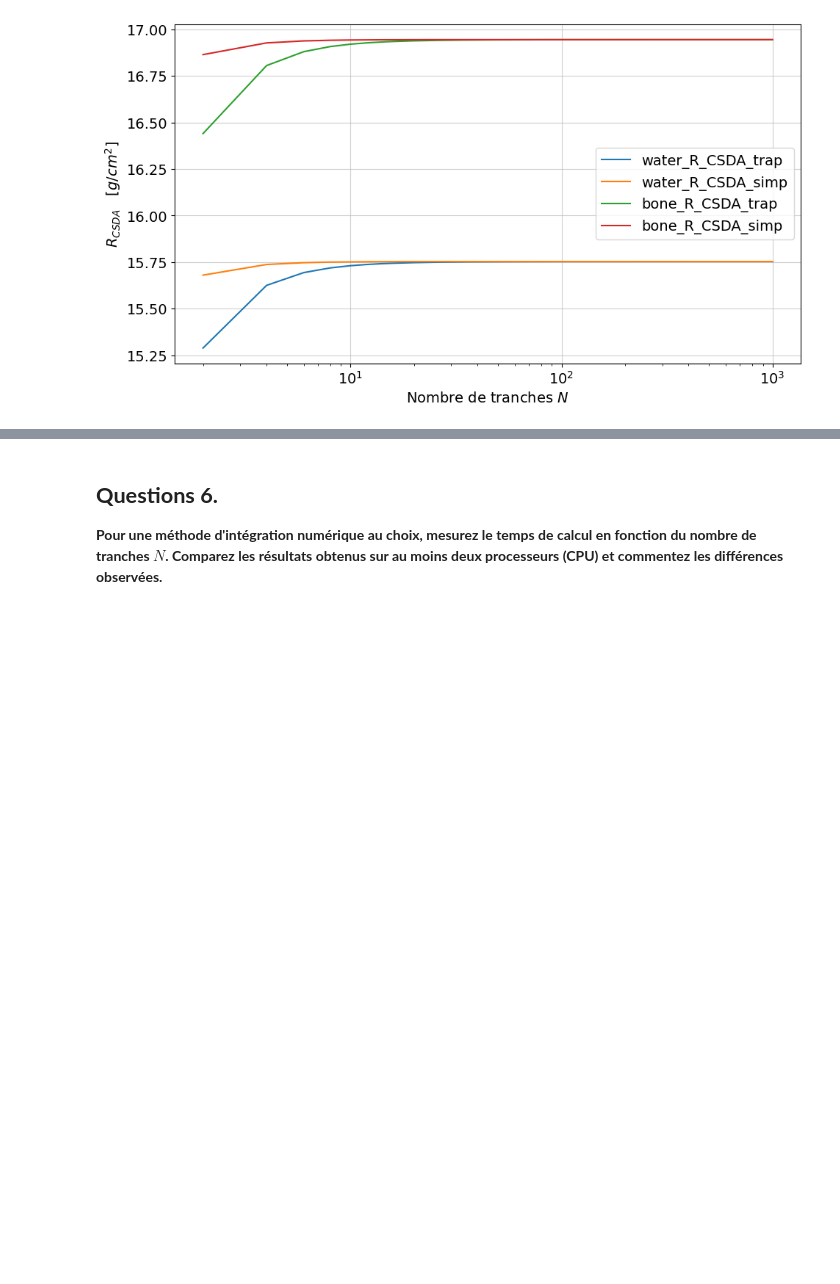
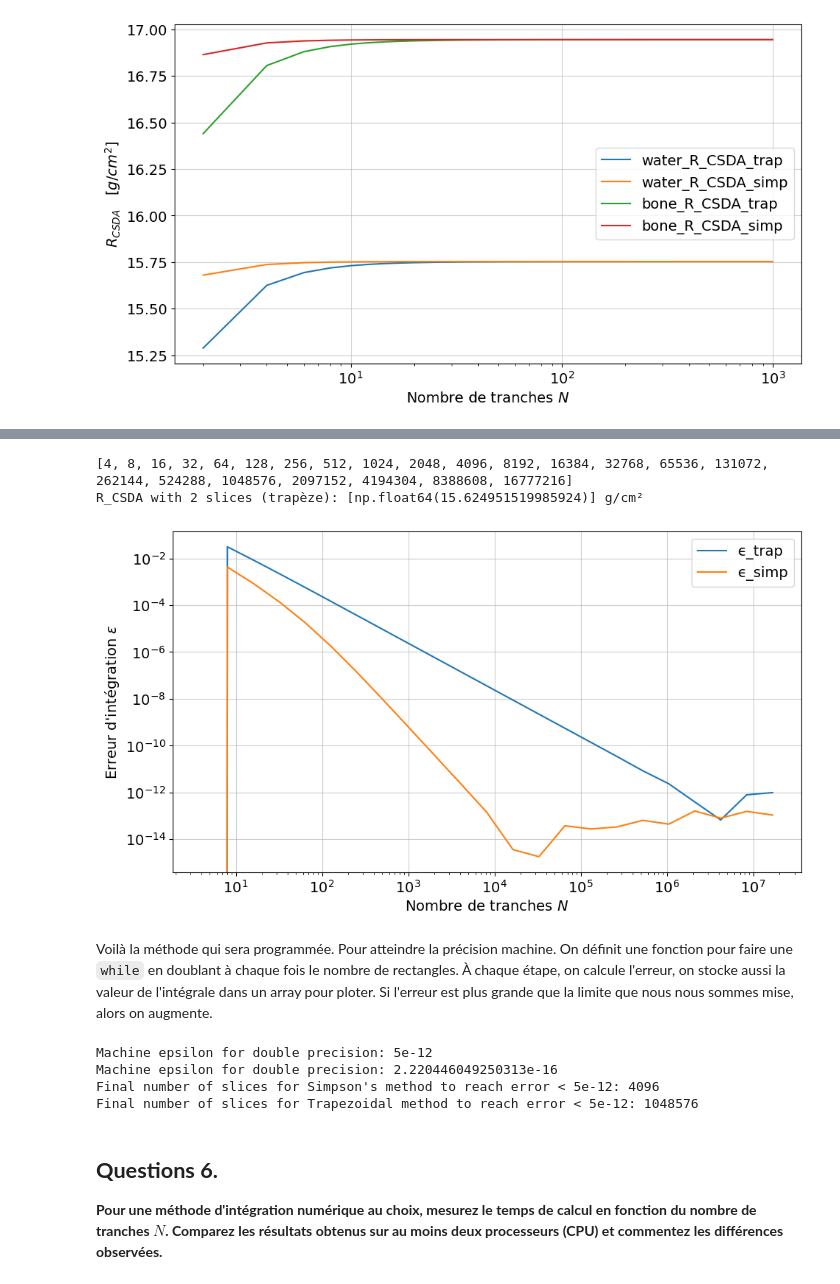
Before and after one commit to Eloi-Blouin/GPH-University-Laval-Course, a Jupyter notebook: Ulaval Session 8 Hiver 2026/Physique Numérique/TP1/TP1_ÉloiBlouin_ClémentPoulin.ipynb, the cells around one changed output, grey strips where cells are left out. Cells and saved outputs as stored; diff of their text form; code cells hidden in the pictures; blank space fills up the shorter version.

Commit message:
Add number of slice function calculator with a while loop.

````diff
--- a/Ulaval Session 8 Hiver 2026/Physique Numérique/TP1/TP1_ÉloiBlouin_ClémentPoulin.ipynb
+++ b/Ulaval Session 8 Hiver 2026/Physique Numérique/TP1/TP1_ÉloiBlouin_ClémentPoulin.ipynb
@@ -374,3 +370,5 @@ SyntaxError: expected ':' (2012602195.py, line 1)
+# %%
+T_proton = 150e6    # 150 MeV
 # %%
 def get_material_properties(material_name: str):
     """
@@ -437,8 +435,8 @@ def run_analysis(material_name, N_trap, N_simp):
     f_inv_S = lambda T: (rho / calculate_S_col(n_e, I, T)) * 1e-4    # g/m^2 -> g/cm^2
 
     # Calculs via compréhensions de listes
-    trap_results = [trapeze(f_inv_S, 3e6, 150e6, n) * cte.e for n in N_trap]
-    simp_results = [simpson(f_inv_S, 3e6, 150e6, n) * cte.e for n in N_simp]
+    trap_results = [trapeze(f_inv_S, 3e6, T_proton, n) * cte.e for n in N_trap]
+    simp_results = [simpson(f_inv_S, 3e6, T_proton, n) * cte.e for n in N_simp]
 
     return trap_results, simp_results
 # %%
@@ -467,0 +470,50 @@ plt.show()
+# %%
+def calculate_ϵ(I_i, I_i_minus_1):
+    """Return integration error estimate for scalars or arrays."""
+    I_i = np.asarray(I_i)
+    I_i_minus_1 = np.asarray(I_i_minus_1)
+    return (1.0 / 3.0) * (I_i - I_i_minus_1)
+# %%
+#Définition du nombre de tranches à utiliser pour les méthodes de trapèze et de Simpson
+# TODO:JUST TO DEBUG REMOVE LATER
+ϵ_limit = 5e-16
+
+m = 23
+N = []
+for i in range(m):
+    N.append(2**(i+2))
+
+print(N)
+
+# We will use the run_analysis function to calculate R_CSDA = I
+water_R_CSDA_trap_previus, water_R_CSDA_simp_previous = run_analysis("water", [N[0]], [N[0]])
+print(f"R_CSDA with 2 slices (trapèze): {water_R_CSDA_trap_previus} g/cm²")
+
+ϵ_trap = []
+ϵ_simp = []
+for i in N:
+    water_R_CSDA_trap, water_R_CSDA_simp = run_analysis("water", [i], [i])
+
+    ϵ_trap.append(calculate_ϵ(water_R_CSDA_trap, water_R_CSDA_trap_previus))
+    ϵ_simp.append(calculate_ϵ(water_R_CSDA_simp, water_R_CSDA_simp_previous))
+
+    # update previous results
+    water_R_CSDA_trap_previus = water_R_CSDA_trap
+    water_R_CSDA_simp_previous = water_R_CSDA_simp
+
+plt.figure(figsize=(11, 6))
+plt.plot(N, np.abs(ϵ_trap), label="ϵ_trap")
+plt.plot(N, np.abs(ϵ_simp), label="ϵ_simp")
+plt.xscale('log')
+plt.yscale('log')
+plt.xlabel(r"Nombre de tranches $N$")
+plt.ylabel(r"Erreur d'intégration $\epsilon$")
+plt.grid(alpha=0.6)
+plt.legend()
+plt.show()
+# %% [output]
+[4, 8, 16, 32, 64, 128, 256, 512, 1024, 2048, 4096, 8192, 16384, 32768, 65536, 131072, 262144, 524288, 1048576, 2097152, 4194304, 8388608, 16777216]
+R_CSDA with 2 slices (trapèze): [np.float64(15.624951519985924)] g/cm²
+[figure, added]
+# %% [markdown]
+Voilà la méthode qui sera programmée. Pour atteindre la précision machine. On définit une fonction pour faire une ```while``` en doublant à chaque fois le nombre de rectangles. À chaque étape, on calcule l'erreur, on stocke aussi la valeur de l'intégrale dans un array pour ploter. Si l'erreur est plus grande que la limite que nous nous sommes mise, alors on augmente.
@@ -468,3 +548,19 @@ plt.show()
+# %%
+
+ϵ_limit = 5e-12
+ϵ_limit_2 = np.finfo(float).eps  # machine epsilon for double precision
+print(f"Machine epsilon for double precision: {ϵ_limit}")
+print(f"Machine epsilon for double precision: {ϵ_limit_2}")
+
+N_simp_final, water_R_CSDA_simp_values, water_ϵ_simp_values = calculate_R_CSDA_until_machine_error("water", simpson, ϵ_limit)
+N_rect_final, water_R_CSDA_trap_values, water_ϵ_trap_values = calculate_R_CSDA_until_machine_error("water", trapeze, ϵ_limit)
+print(f"Final number of slices for Simpson's method to reach error < {ϵ_limit}: {N_simp_final}")
+print(f"Final number of slices for Trapezoidal method to reach error < {ϵ_limit}: {N_rect_final}")
+# %% [output]
+Machine epsilon for double precision: 5e-12
+Machine epsilon for double precision: 2.220446049250313e-16
+Final number of slices for Simpson's method to reach error < 5e-12: 4096
+Final number of slices for Trapezoidal method to reach error < 5e-12: 1048576
 # %% [markdown]
 ## **Questions 6.**
 **Pour une méthode d'intégration numérique au choix, mesurez le temps de calcul en fonction du nombre de tranches $N$. Comparez les résultats obtenus sur au moins deux processeurs (CPU) et commentez les différences observées.**
````
Also changed, not shown: parts of 4 cells of this notebook.
